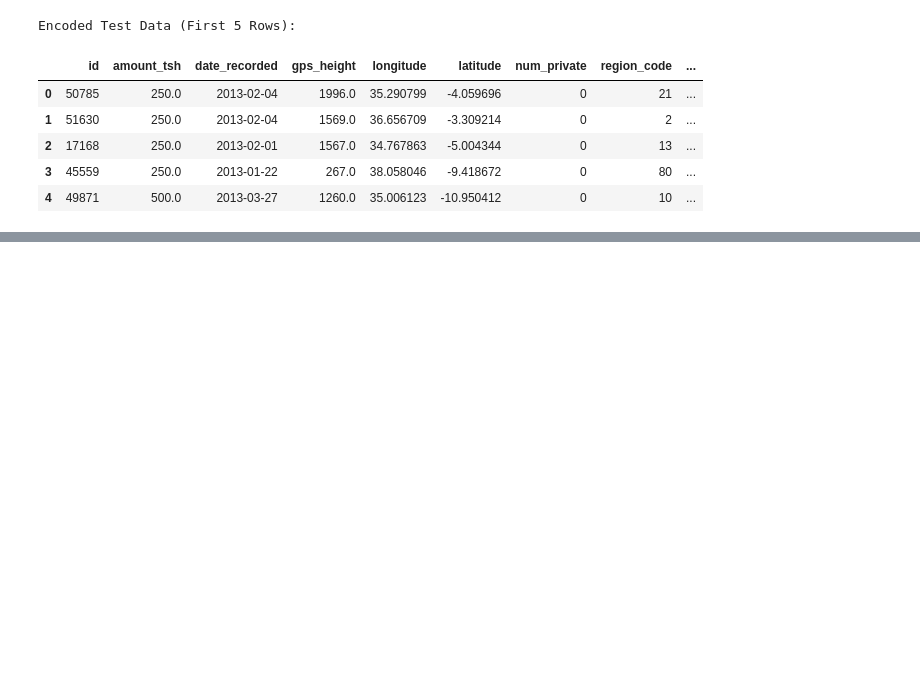
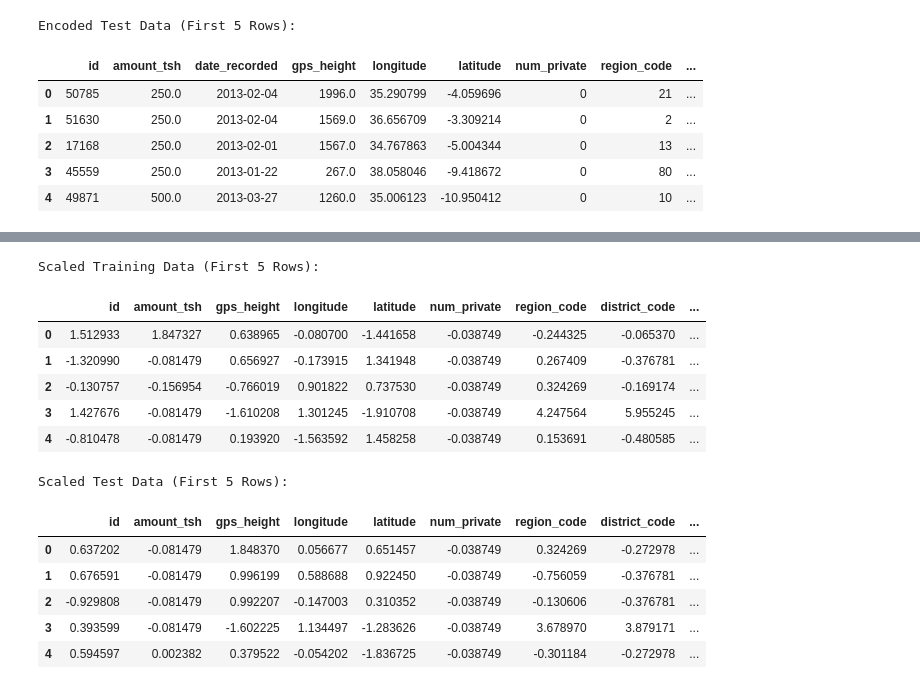
Before and after one commit to George-Chira/ml_water_project, a Jupyter notebook: index.ipynb, the cells around one changed output, grey strips where cells are left out. Drawn from its saved outputs; the diff is of its cells as text; code cells hidden in the pictures; blank space fills up the shorter version.

Commit message:
Data Preprocessing completed

```diff
--- a/index.ipynb
+++ b/index.ipynb
@@ -684,4 +477,0 @@ To handle any remaining `NaN` values in the numerical columns, we use median imp
-# %%
-# Impute remaining NaN values using median for numerical columns
-df_train_encoded.fillna(df_train_encoded.median(), inplace=True)
-df_test_encoded.fillna(df_test_encoded.median(), inplace=True)
@@ -691,10 +477,0 @@ For categorical columns, we fill any remaining `NaN` values using the mode, whic
-# %%
-# For categorical columns (if any NaNs exist), use mode
-categorical_cols_encoded_train = df_train_encoded.select_dtypes(include='object').columns
-categorical_cols_encoded_test = df_test_encoded.select_dtypes(include='object').columns
-
-for col in categorical_cols_encoded_train:
-    df_train_encoded[col].fillna(df_train_encoded[col].mode()[0], inplace=True)
-
-for col in categorical_cols_encoded_test:
-    df_test_encoded[col].fillna(df_test_encoded[col].mode()[0], inplace=True)
@@ -716,0 +493,34 @@ Missing values in the test set after imputation:
+# %%
+from sklearn.preprocessing import StandardScaler
+
+# Identify numerical columns for scaling from the encoded Training dataframe
+numerical_features = df_train_encoded.select_dtypes(include=['int64', 'float64']).columns.tolist()
+
+# Apply scaling to the training set
+scaler = StandardScaler()
+df_train_encoded[numerical_features] = scaler.fit_transform(df_train_encoded[numerical_features])
+
+# Apply scaling to the test set
+df_test_encoded[numerical_features] = scaler.transform(df_test_encoded[numerical_features])
+
+# Verify the scaled features
+print("Scaled Training Data (First 5 Rows):")
+display(df_train_encoded[numerical_features].head())
+
+print("Scaled Test Data (First 5 Rows):")
+display(df_test_encoded[numerical_features].head())
+# %% [output]
+Scaled Training Data (First 5 Rows):
+|  | id | amount_tsh | gps_height | longitude | latitude | num_private | region_code | district_code | ... |
+| 0 | 1.512933 | 1.847327 | 0.638965 | -0.080700 | -1.441658 | -0.038749 | -0.244325 | -0.065370 | ... |
+| 1 | -1.320990 | -0.081479 | 0.656927 | -0.173915 | 1.341948 | -0.038749 | 0.267409 | -0.376781 | ... |
+| 2 | -0.130757 | -0.156954 | -0.766019 | 0.901822 | 0.737530 | -0.038749 | 0.324269 | -0.169174 | ... |
+| 3 | 1.427676 | -0.081479 | -1.610208 | 1.301245 | -1.910708 | -0.038749 | 4.247564 | 5.955245 | ... |
+| 4 | -0.810478 | -0.081479 | 0.193920 | -1.563592 | 1.458258 | -0.038749 | 0.153691 | -0.480585 | ... |
+Scaled Test Data (First 5 Rows):
+|  | id | amount_tsh | gps_height | longitude | latitude | num_private | region_code | district_code | ... |
+| 0 | 0.637202 | -0.081479 | 1.848370 | 0.056677 | 0.651457 | -0.038749 | 0.324269 | -0.272978 | ... |
+| 1 | 0.676591 | -0.081479 | 0.996199 | 0.588688 | 0.922450 | -0.038749 | -0.756059 | -0.376781 | ... |
+| 2 | -0.929808 | -0.081479 | 0.992207 | -0.147003 | 0.310352 | -0.038749 | -0.130606 | -0.376781 | ... |
+| 3 | 0.393599 | -0.081479 | -1.602225 | 1.134497 | -1.283626 | -0.038749 | 3.678970 | 3.879171 | ... |
+| 4 | 0.594597 | 0.002382 | 0.379522 | -0.054202 | -1.836725 | -0.038749 | -0.301184 | -0.272978 | ... |
```
Also changed, not shown: parts of 22 cells of this notebook.
